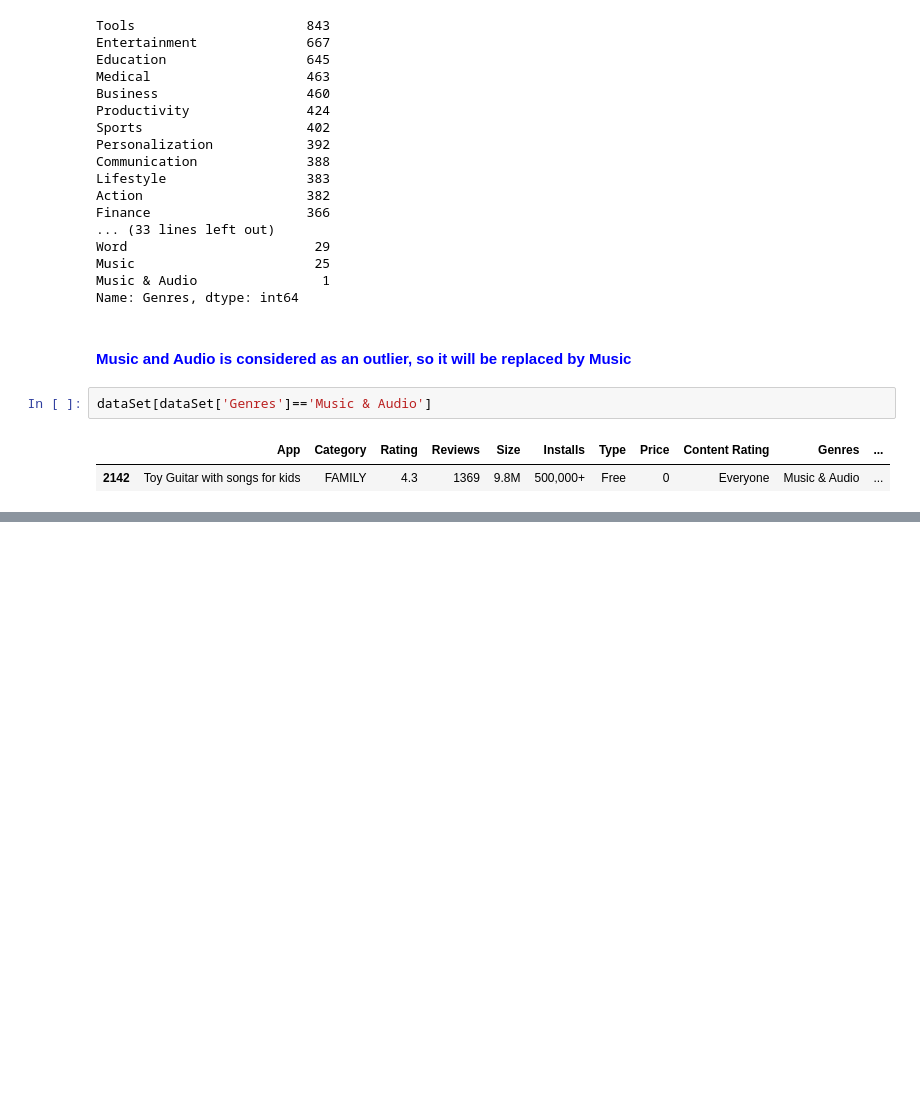
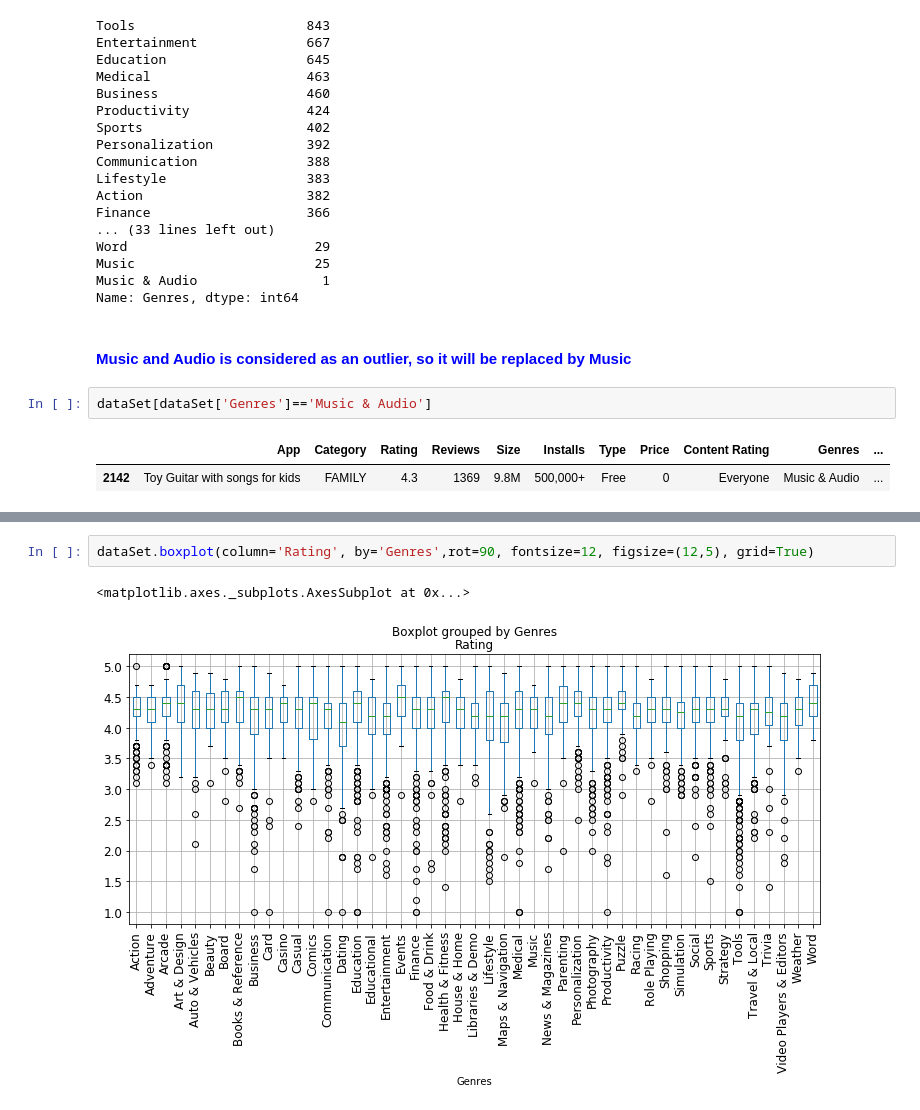
Before and after one commit to yasmeenel3sh/DataEngineeringCourseProject, a Jupyter notebook: google-play-store-apps/yasmeen.ipynb, the cells around one changed output, grey strips where cells are left out. Drawn from its saved outputs; the diff is of its cells as text; blank space fills up the shorter version.

```diff
--- a/google-play-store-apps/yasmeen.ipynb
+++ b/google-play-store-apps/yasmeen.ipynb
@@ -282,0 +357,5 @@ newGenres=dataSet['Genres'].replace(to_replace='Music & Audio',value="Music",inp
+# %%
+dataSet.boxplot(column='Rating', by='Genres',rot=90, fontsize=12, figsize=(12,5), grid=True)
+# %% [output]
+<matplotlib.axes._subplots.AxesSubplot at 0x...>
+[figure, added]
```
Also changed, not shown: parts of 23 cells of this notebook.
